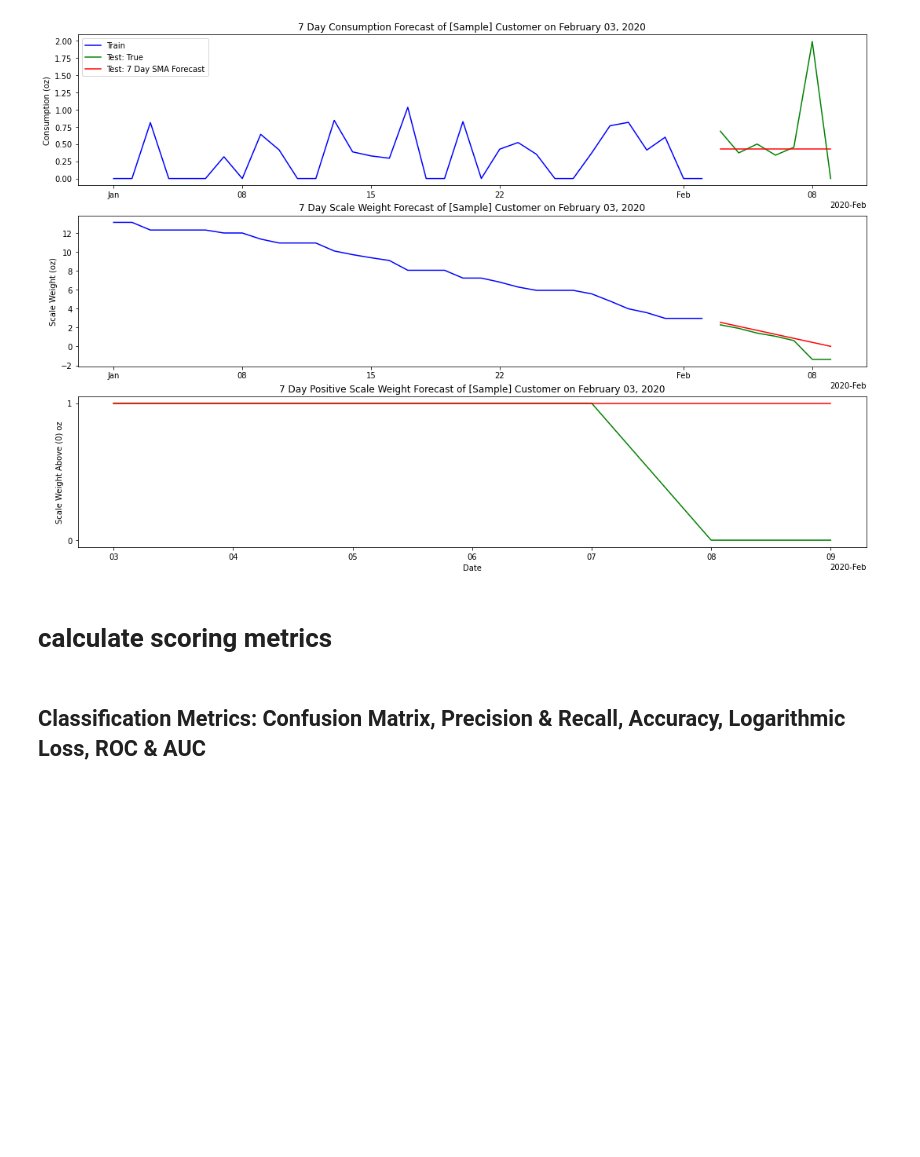
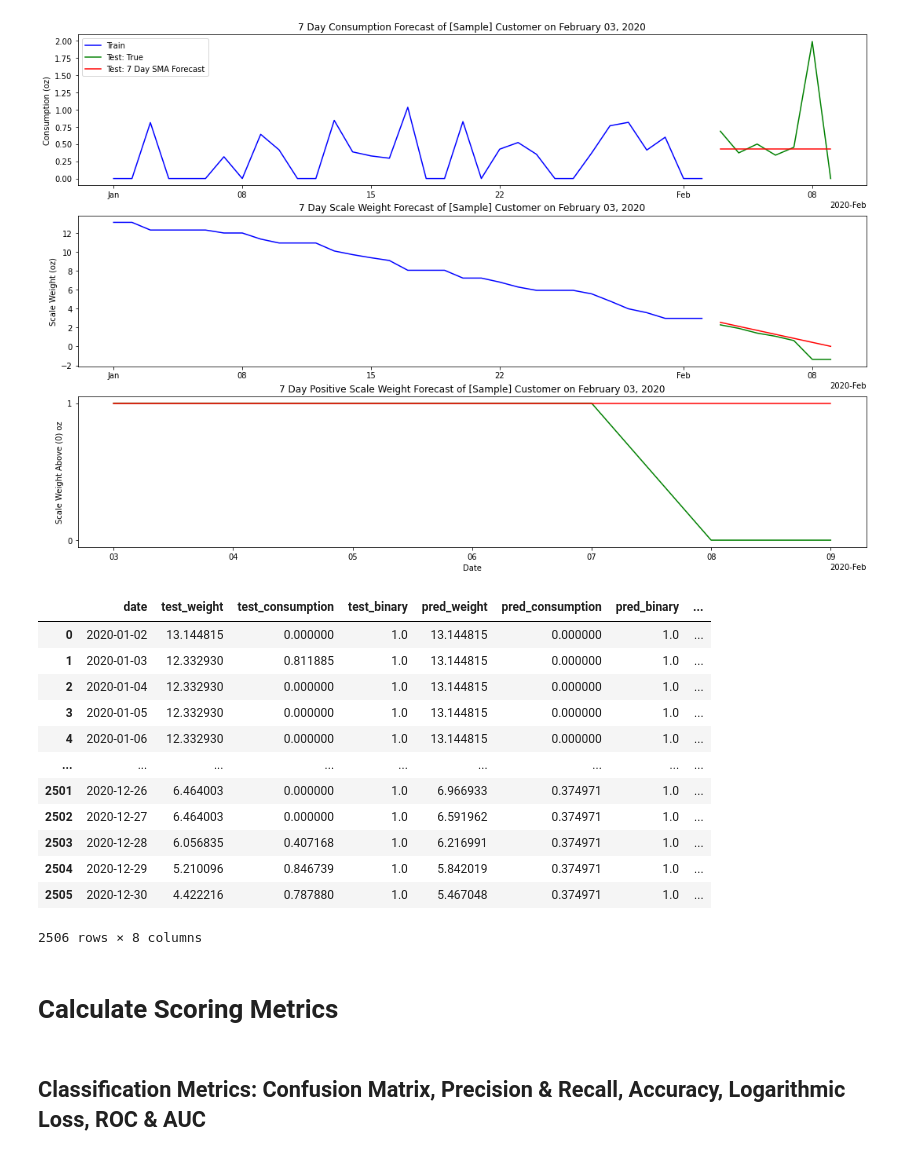
Before and after one commit to jbpauly/smart-simulation, a Jupyter notebook: smart_simulation/Notebooks/hypothesis_analysis.ipynb, the cells around one changed output. Drawn from its saved outputs; the diff is of its cells as text; code cells hidden in the pictures; blank space fills up the shorter version.

```diff
--- a/smart_simulation/Notebooks/hypothesis_analysis.ipynb
+++ b/smart_simulation/Notebooks/hypothesis_analysis.ipynb
@@ -844,3 +844,14 @@ def plot_forecast_results(pred_date, train_consumption, test_consumption, pred_c
     ax[0].xaxis.set_major_formatter(formatter)
     ax[1].xaxis.set_major_formatter(formatter)
     ax[2].xaxis.set_major_formatter(formatter)
+# %%
+def create_test_df(test_dict, pred_date):
+    copy_dict = test_dict.copy()
+    del copy_dict['train_weight'], copy_dict['train_consumption']
+
+    test_df = pd.DataFrame.from_dict(copy_dict, orient='columns')
+    test_df['date_of_prediction'] = pred_date
+    test_df.index.name = 'date'
+    test_df = test_df.reset_index()
+
+    return test_df
@@ -962,8 +991,24 @@ plot_forecast_results(pred_date = sample_pred_date,
                       forecast_days_int = num_days_forecast)
 # %% [output]
 [figure]
-# %% [markdown]
-# calculate scoring metrics
+# %%
+all_tests_outcomes
+# %% [output]
+|  | date | test_weight | test_consumption | test_binary | pred_weight | pred_consumption | pred_binary | ... |
+| 0 | 2020-01-02 | 13.144815 | 0.000000 | 1.0 | 13.144815 | 0.000000 | 1.0 | ... |
+| 1 | 2020-01-03 | 12.332930 | 0.811885 | 1.0 | 13.144815 | 0.000000 | 1.0 | ... |
+| 2 | 2020-01-04 | 12.332930 | 0.000000 | 1.0 | 13.144815 | 0.000000 | 1.0 | ... |
+| 3 | 2020-01-05 | 12.332930 | 0.000000 | 1.0 | 13.144815 | 0.000000 | 1.0 | ... |
+| 4 | 2020-01-06 | 12.332930 | 0.000000 | 1.0 | 13.144815 | 0.000000 | 1.0 | ... |
+| ... | ... | ... | ... | ... | ... | ... | ... | ... |
+| 2501 | 2020-12-26 | 6.464003 | 0.000000 | 1.0 | 6.966933 | 0.374971 | 1.0 | ... |
+| 2502 | 2020-12-27 | 6.464003 | 0.000000 | 1.0 | 6.591962 | 0.374971 | 1.0 | ... |
+| 2503 | 2020-12-28 | 6.056835 | 0.407168 | 1.0 | 6.216991 | 0.374971 | 1.0 | ... |
+| 2504 | 2020-12-29 | 5.210096 | 0.846739 | 1.0 | 5.842019 | 0.374971 | 1.0 | ... |
+| 2505 | 2020-12-30 | 4.422216 | 0.787880 | 1.0 | 5.467048 | 0.374971 | 1.0 | ... |
+2506 rows × 8 columns
+# %% [markdown]
+# Calculate Scoring Metrics
 # %% [markdown]
 ## Classification Metrics: Confusion Matrix, Precision & Recall, Accuracy, Logarithmic Loss, ROC & AUC
 # %% [markdown]
```
Also changed, not shown: parts of 23 cells of this notebook.
